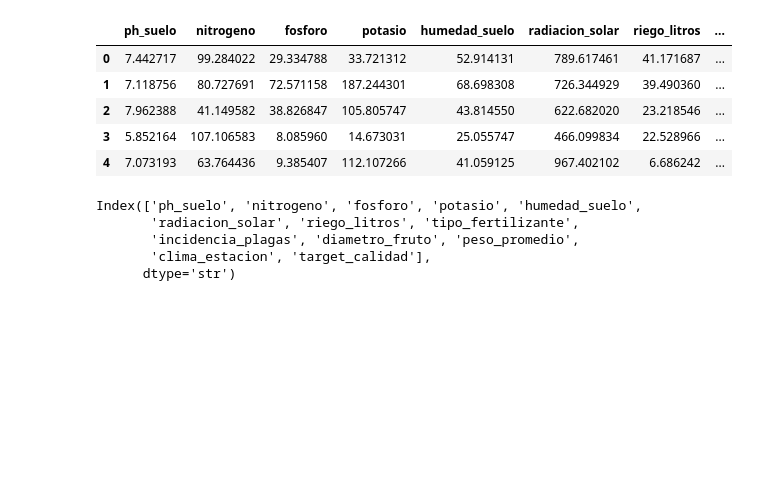
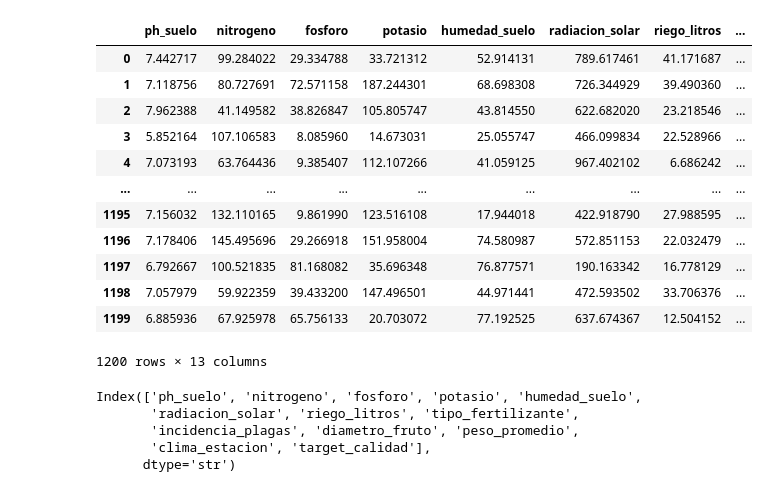
Before and after one commit to AllanxSF/Parcial-2-programaci-n-ciencia-de-datos, a Jupyter notebook: notebooks/AnalisisExploratorio.ipynb, the cells around one changed output. Saved outputs shown, nothing was run; the diff lists cells and outputs as text; code cells hidden in the pictures; blank space fills up the shorter version.

```diff
--- a/notebooks/AnalisisExploratorio.ipynb
+++ b/notebooks/AnalisisExploratorio.ipynb
@@ -1,22 +1,29 @@
 # %%
 #Preparacion del entorno
 import pandas as pd
 import matplotlib.pyplot as plt
 import sys
 import os
 sys.path.append(os.path.abspath(".."))
 
 #Lectura de data sin limpiar (csv)
 ruta= "../data/7_agro_intelligence.csv"
 df=pd.read_csv(ruta, encoding="utf-8")
-df.head()
+df
 # %% [output]
 |  | ph_suelo | nitrogeno | fosforo | potasio | humedad_suelo | radiacion_solar | riego_litros | ... |
 | 0 | 7.442717 | 99.284022 | 29.334788 | 33.721312 | 52.914131 | 789.617461 | 41.171687 | ... |
 | 1 | 7.118756 | 80.727691 | 72.571158 | 187.244301 | 68.698308 | 726.344929 | 39.490360 | ... |
 | 2 | 7.962388 | 41.149582 | 38.826847 | 105.805747 | 43.814550 | 622.682020 | 23.218546 | ... |
 | 3 | 5.852164 | 107.106583 | 8.085960 | 14.673031 | 25.055747 | 466.099834 | 22.528966 | ... |
 | 4 | 7.073193 | 63.764436 | 9.385407 | 112.107266 | 41.059125 | 967.402102 | 6.686242 | ... |
+| ... | ... | ... | ... | ... | ... | ... | ... | ... |
+| 1195 | 7.156032 | 132.110165 | 9.861990 | 123.516108 | 17.944018 | 422.918790 | 27.988595 | ... |
+| 1196 | 7.178406 | 145.495696 | 29.266918 | 151.958004 | 74.580987 | 572.851153 | 22.032479 | ... |
+| 1197 | 6.792667 | 100.521835 | 81.168082 | 35.696348 | 76.877571 | 190.163342 | 16.778129 | ... |
+| 1198 | 7.057979 | 59.922359 | 39.433200 | 147.496501 | 44.971441 | 472.593502 | 33.706376 | ... |
+| 1199 | 6.885936 | 67.925978 | 65.756133 | 20.703072 | 77.192525 | 637.674367 | 12.504152 | ... |
+1200 rows × 13 columns
 # %%
 df.columns
 # %% [output]
```
Also changed, not shown: 3 other files.
